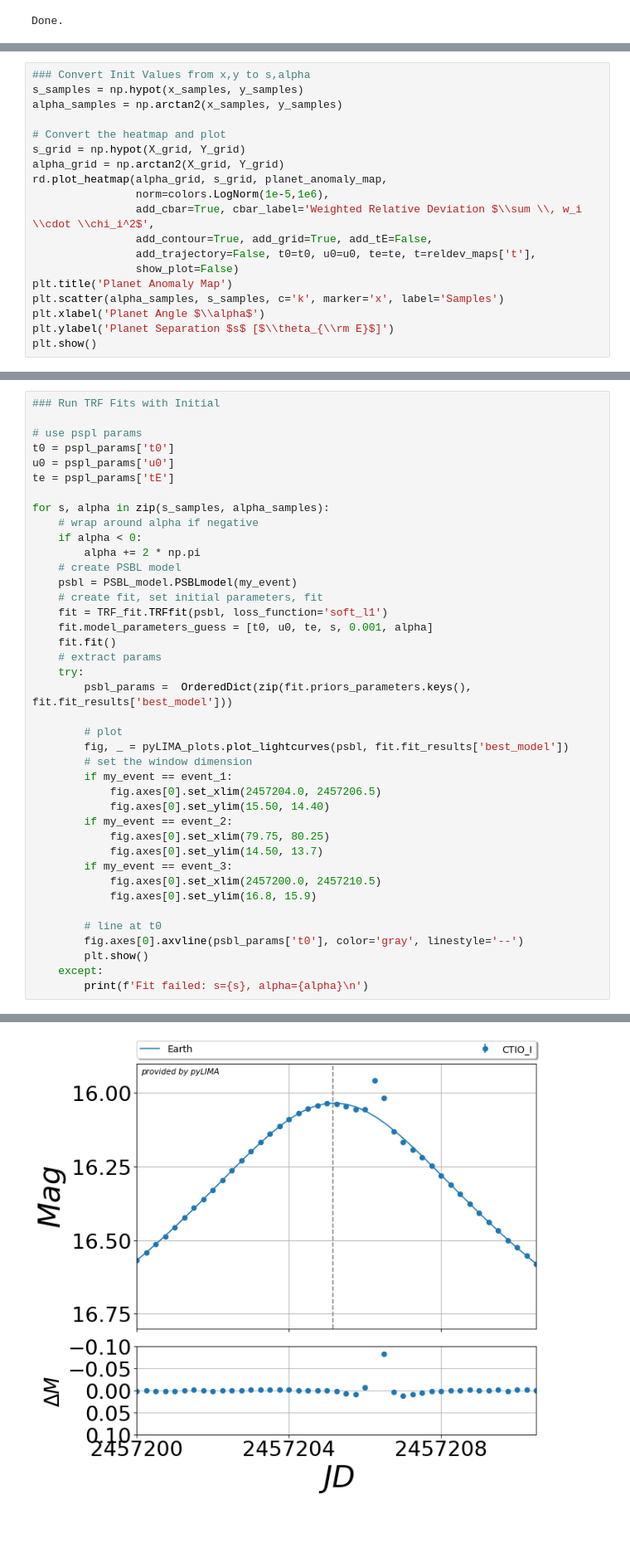
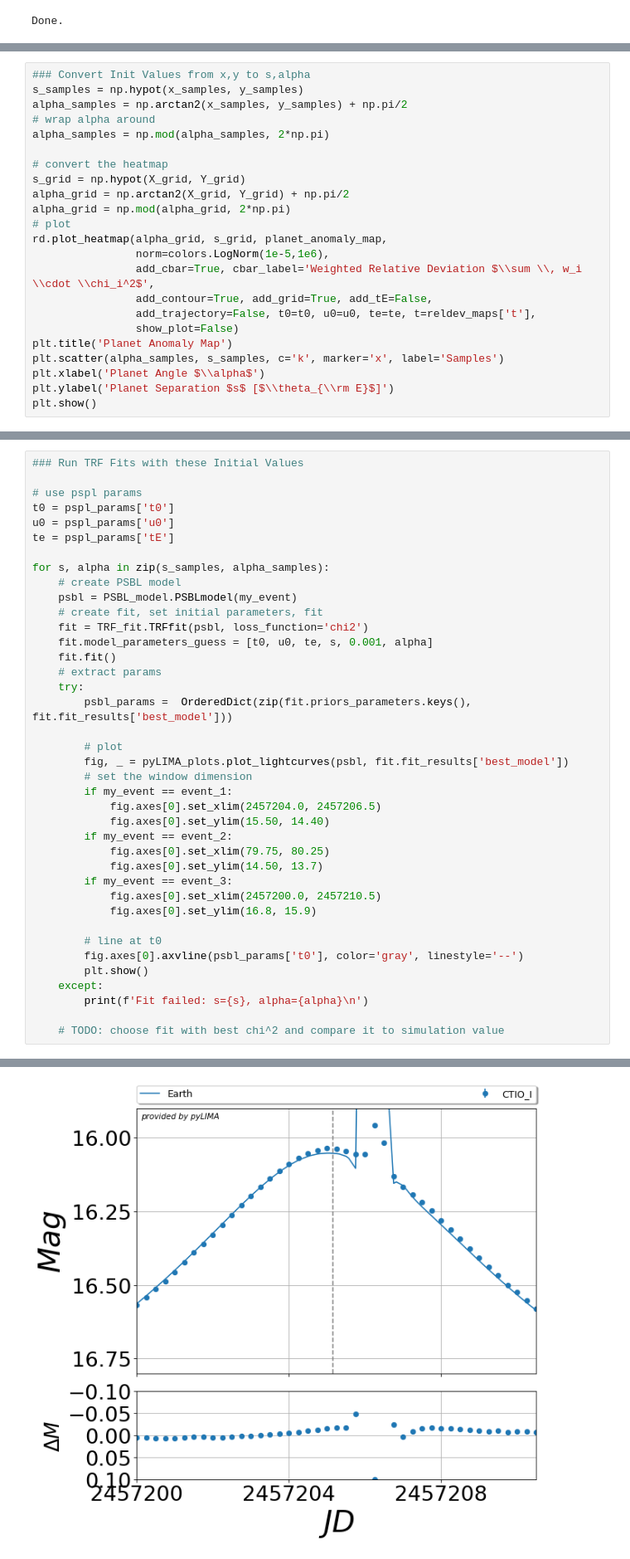
Before and after one commit to jakobdammann/pyLIMA-docs-revisit, a Jupyter notebook: my_project/detection_zone.ipynb, the cells around one changed output, grey strips where cells are left out. Shown at 83% size. Drawn from its saved outputs; the diff is of its cells as text; blank space fills up the shorter version.

```diff
--- a/my_project/detection_zone.ipynb
+++ b/my_project/detection_zone.ipynb
@@ -433,11 +433,15 @@ plt.show()
 # %%
 ### Convert Init Values from x,y to s,alpha
 s_samples = np.hypot(x_samples, y_samples)
-alpha_samples = np.arctan2(x_samples, y_samples)
+alpha_samples = np.arctan2(x_samples, y_samples) + np.pi/2
+# wrap alpha around
+alpha_samples = np.mod(alpha_samples, 2*np.pi)
 
-# Convert the heatmap and plot
+# convert the heatmap
 s_grid = np.hypot(X_grid, Y_grid)
-alpha_grid = np.arctan2(X_grid, Y_grid)
+alpha_grid = np.arctan2(X_grid, Y_grid) + np.pi/2
+alpha_grid = np.mod(alpha_grid, 2*np.pi)
+# plot
 rd.plot_heatmap(alpha_grid, s_grid, planet_anomaly_map,
                 norm=colors.LogNorm(1e-5,1e6),
                 add_cbar=True, cbar_label='Weighted Relative Deviation $\\sum \\, w_i \\cdot \\chi_i^2$',
@@ -454,5 +458,5 @@ plt.show()
 # %%
-### Run TRF Fits with Initial
+### Run TRF Fits with these Initial Values
 
 # use pspl params
 t0 = pspl_params['t0']
@@ -460,13 +464,10 @@ u0 = pspl_params['u0']
 te = pspl_params['tE']
 
 for s, alpha in zip(s_samples, alpha_samples):
-    # wrap around alpha if negative
-    if alpha < 0:
-        alpha += 2 * np.pi
     # create PSBL model
     psbl = PSBL_model.PSBLmodel(my_event)
     # create fit, set initial parameters, fit
-    fit = TRF_fit.TRFfit(psbl, loss_function='soft_l1')
+    fit = TRF_fit.TRFfit(psbl, loss_function='chi2')
     fit.model_parameters_guess = [t0, u0, te, s, 0.001, alpha]
     fit.fit()
     # extract params
@@ -491,5 +492,7 @@ for s, alpha in zip(s_samples, alpha_samples):
         plt.show()
     except:
         print(f'Fit failed: s={s}, alpha={alpha}\n')
+
+    # TODO: choose fit with best chi^2 and compare it to simulation value
 # %% [output]
 initial_guess  : Initial parameters guess SUCCESS
@@ -508,2 +511,2 @@ OrderedDict([('t0', np.float64(2457205.1572179445)),
-[figure, old version]
+[figure, new version]
 initial_guess  : Initial parameters guess SUCCESS
```
Also changed, not shown: parts of 4 cells of this notebook.
